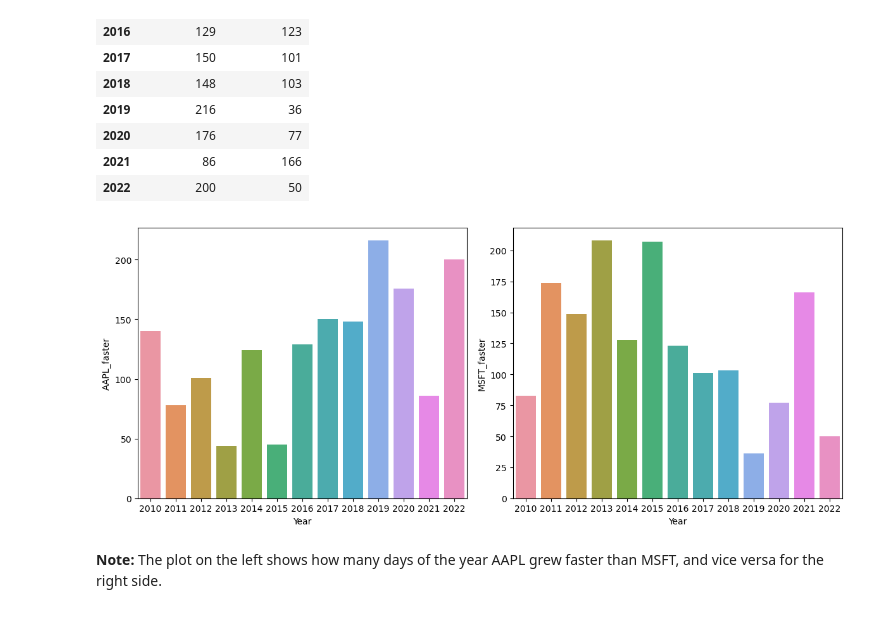
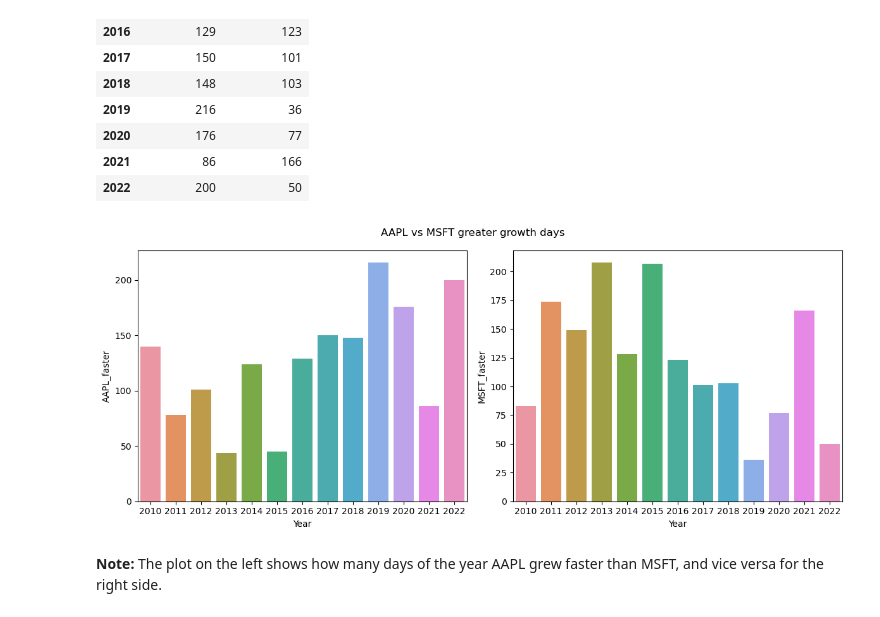
Before and after one commit to ubco-W2022T2-data301/project-group-group11, a Jupyter notebook: analysis/analysis2.ipynb, the cells around one changed output. Cells and saved outputs as stored; diff of their text form; code cells hidden in the pictures.

Commit message:
added another method and converted all graphs to seaborn

```diff
--- a/analysis/analysis2.ipynb
+++ b/analysis/analysis2.ipynb
@@ -130,10 +149,9 @@ the average price of the previous 30 days
 # %%
-df['Date'] = pd.to_datetime(df['Date'])
+#df2['Date'] = pd.to_datetime(df2['Date'])
 plt.figure(figsize=(10,8))
-plt.plot(df['Date'], df['D30_move_AAPL'])
-plt.plot(df['Date'], df['D30_move_MSFT'])
+
+sns.lineplot(data=df2, x='Date', y='price', hue='stock', dashes=False)
 plt.title('30-day Rolling of AAPL & MSFT Stock Price')
-plt.legend(['AAPL', 'MSFT'])
 plt.xlabel('Date')
 plt.ylabel('30D moving average of Apple and Microsoft')
 plt.grid(linestyle = '--', color = 'gray')
@@ -203,12 +221,13 @@ growth
 # %%
 plt.rcParams["figure.figsize"] = [12, 5]
 plt.rcParams["figure.autolayout"] = True
 f, axes = plt.subplots(1, 2)
 sns.barplot(data=growth, x=growth.index, y='AAPL_faster', ax=axes[0])
 sns.barplot(data=growth, x=growth.index, y='MSFT_faster', ax=axes[1])
+plt.suptitle('AAPL vs MSFT greater growth days')
 plt.show()
 # %% [output]
-[figure, old version]
+[figure, new version]
 # %% [markdown]
 **Note:** The plot on the left shows how many days of the year AAPL grew faster than MSFT, and vice versa for the right side.
 # %% [markdown]
```
Also changed, not shown: parts of 4 cells of this notebook, 1 other file.
